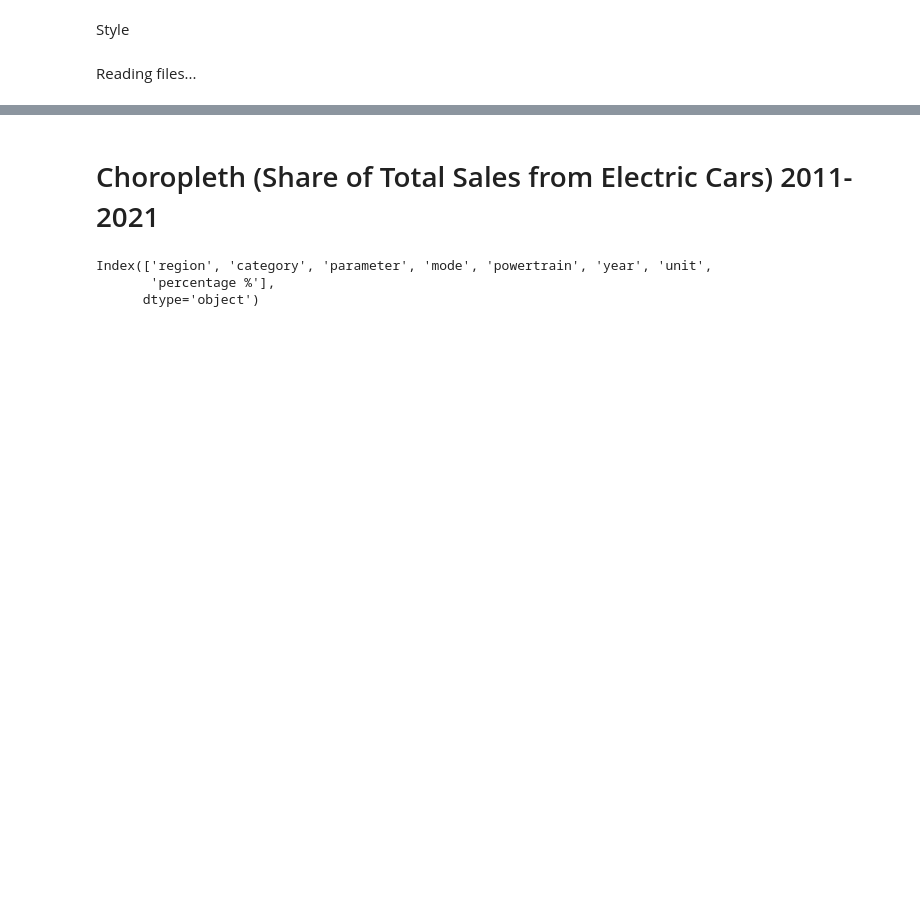
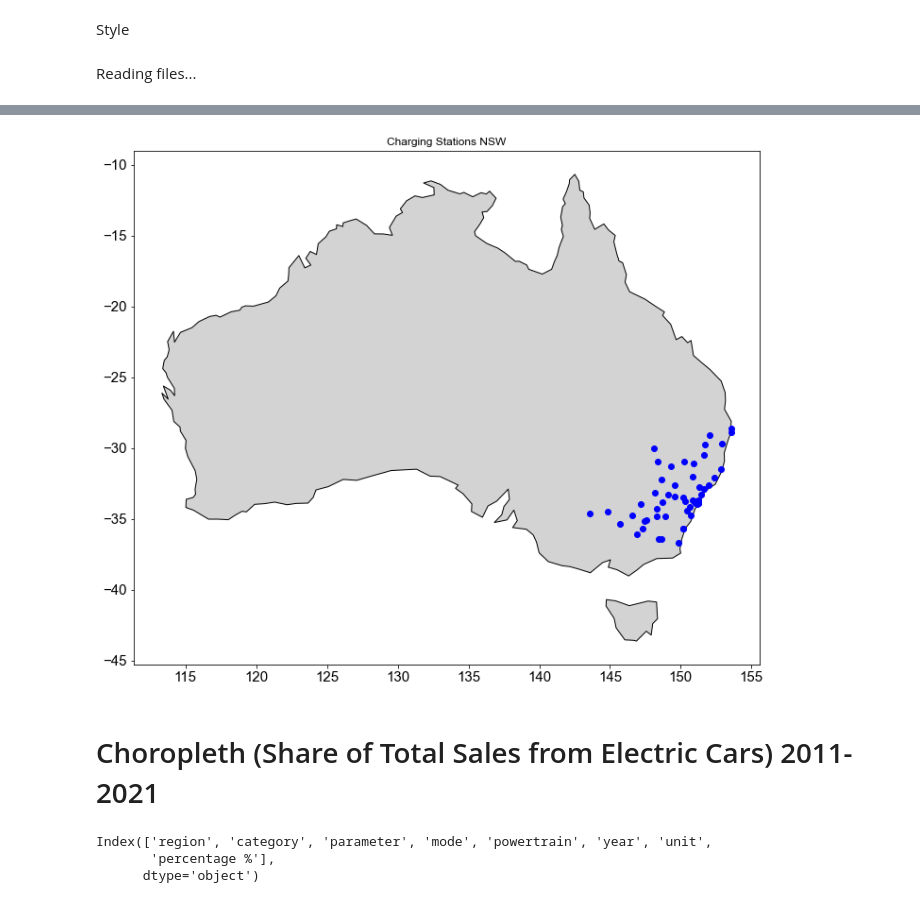
Before and after one commit to aaroln/ev, a Jupyter notebook: presentation.ipynb, the cells around one changed output, grey strips where cells are left out. Drawn from its saved outputs; the diff is of its cells as text; code cells hidden in the pictures; blank space fills up the shorter version.

```diff
--- a/presentation.ipynb
+++ b/presentation.ipynb
@@ -44,3 +45,7 @@ energy = pd.read_csv("energy.csv")
 renewable_share = pd.read_csv("renewable-share-energy.csv")
 # %%
 share_elec = pd.read_csv("share-electricity-renewables.csv")
+# %%
+loc = pd.read_csv("locations.csv")
+
+loc
@@ -46,0 +72,10 @@ share_elec = pd.read_csv("share-electricity-renewables.csv")
+# %%
+df_geo = gpd.GeoDataFrame(loc, geometry = gpd.points_from_xy(loc.Longitude, loc.Latitude))
+# %%
+world = gpd.read_file(gpd.datasets.get_path('naturalearth_lowres'))
+
+w = world.continent == 'Oceania'
+
+world = world[w]
+
+world
@@ -47,3 +91,13 @@ share_elec = pd.read_csv("share-electricity-renewables.csv")
+# %%
+
+ax = world[world.name == 'Australia'].plot(color='lightgrey', edgecolor='black')
+df_geo.plot(ax=ax, color='blue')
+
+plt.title('Charging Stations NSW')
+
+plt.show()
+# %% [output]
+[figure, added]
 # %% [markdown]
 # Choropleth (Share of Total Sales from Electric Cars) 2011-2021
 # %%
```
Also changed, not shown: parts of 4 cells of this notebook.
